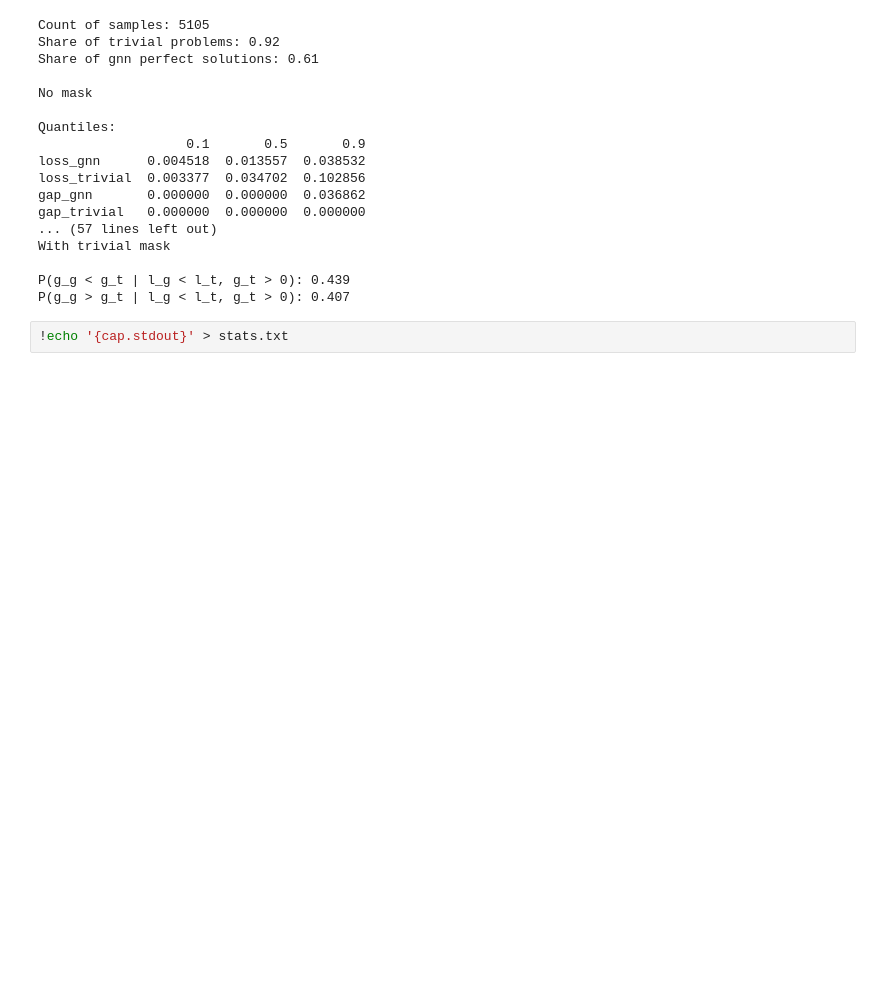
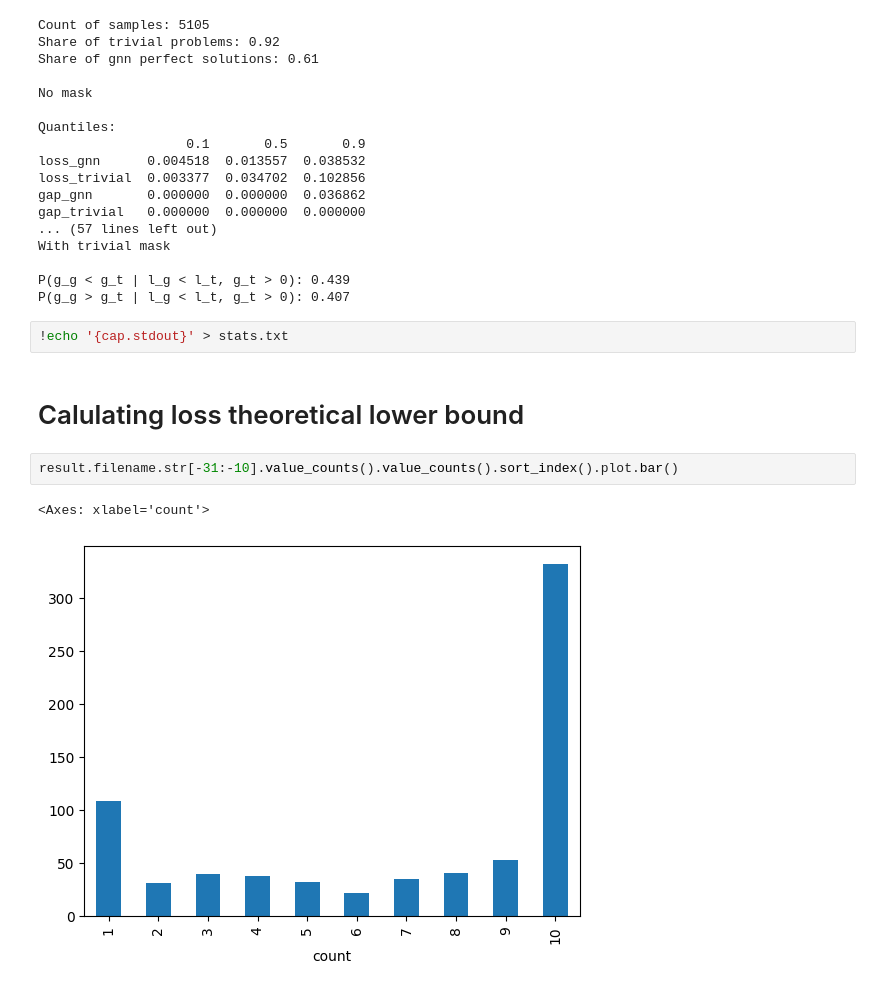
Before and after one commit to leevironty/thesis, a Jupyter notebook: latex/eval-plots.ipynb, the cells around one changed output. Drawn from its saved outputs; the diff is of its cells as text; blank space fills up the shorter version.

```diff
--- a/latex/eval-plots.ipynb
+++ b/latex/eval-plots.ipynb
@@ -281,3 +301,10 @@ P(g_g < g_t | l_g < l_t, g_t > 0): 0.439
 P(g_g > g_t | l_g < l_t, g_t > 0): 0.407
 # %%
 !echo '{cap.stdout}' > stats.txt
+# %% [markdown]
+# Calulating loss theoretical lower bound
+# %%
+result.filename.str[-31:-10].value_counts().value_counts().sort_index().plot.bar()
+# %% [output]
+<Axes: xlabel='count'>
+[figure, added]
```
Also changed, not shown: parts of 20 cells of this notebook, 13 other files.
